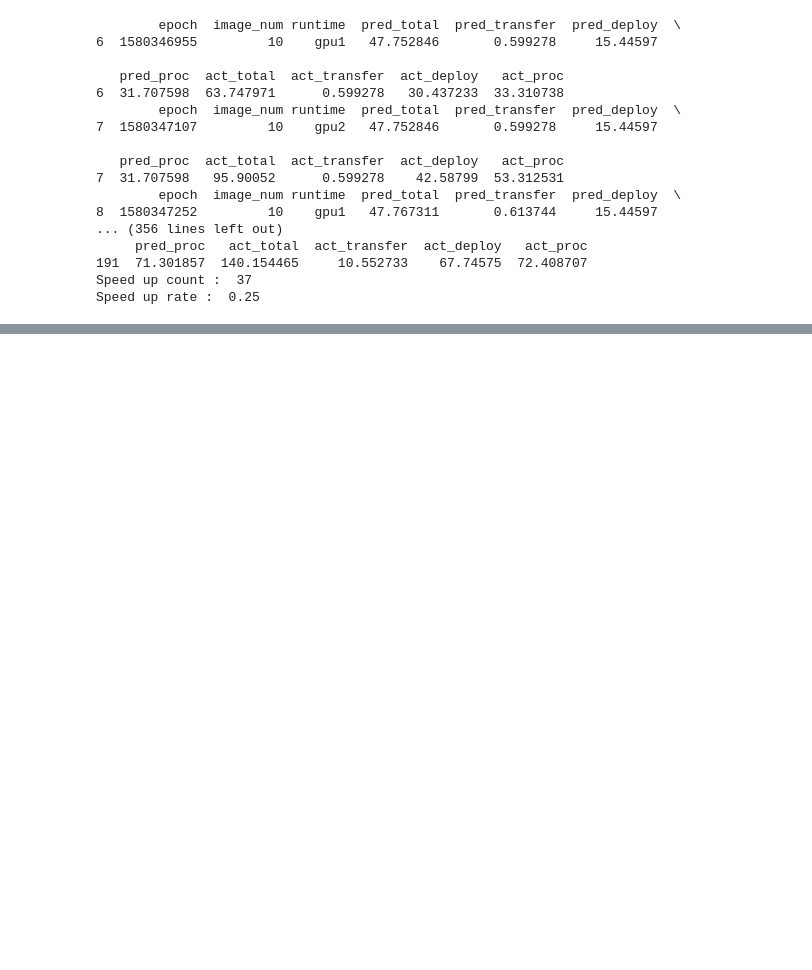
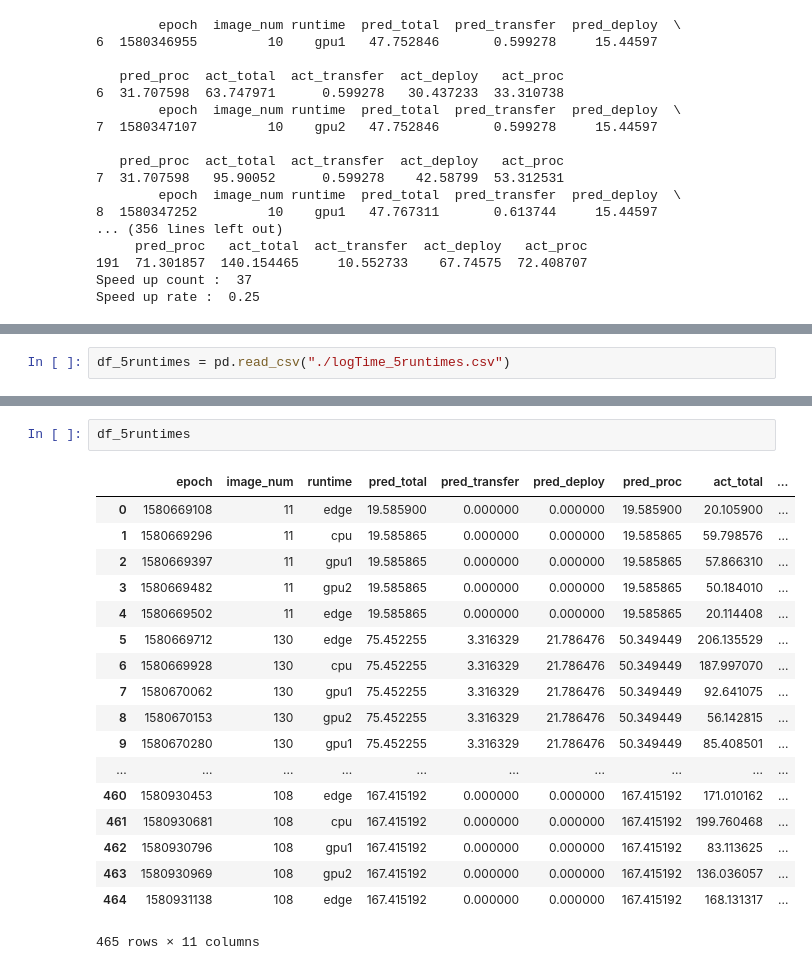
Before and after one commit to Heronalps/STOIC, a Jupyter notebook: jupyter/Scheduling Analysis.ipynb, the cells around one changed output, grey strips where cells are left out. Drawn from its saved outputs; the diff is of its cells as text; blank space fills up the shorter version.

```diff
--- a/jupyter/Scheduling Analysis.ipynb
+++ b/jupyter/Scheduling Analysis.ipynb
@@ -144,0 +179,2 @@ df_gpu
+# %%
+df_5runtimes = pd.read_csv("./logTime_5runtimes.csv")
@@ -144,0 +218,21 @@ df_gpu
+# %%
+df_5runtimes
+# %% [output]
+|  | epoch | image_num | runtime | pred_total | pred_transfer | pred_deploy | pred_proc | act_total | ... |
+| 0 | 1580669108 | 11 | edge | 19.585900 | 0.000000 | 0.000000 | 19.585900 | 20.105900 | ... |
+| 1 | 1580669296 | 11 | cpu | 19.585865 | 0.000000 | 0.000000 | 19.585865 | 59.798576 | ... |
+| 2 | 1580669397 | 11 | gpu1 | 19.585865 | 0.000000 | 0.000000 | 19.585865 | 57.866310 | ... |
+| 3 | 1580669482 | 11 | gpu2 | 19.585865 | 0.000000 | 0.000000 | 19.585865 | 50.184010 | ... |
+| 4 | 1580669502 | 11 | edge | 19.585865 | 0.000000 | 0.000000 | 19.585865 | 20.114408 | ... |
+| 5 | 1580669712 | 130 | edge | 75.452255 | 3.316329 | 21.786476 | 50.349449 | 206.135529 | ... |
+| 6 | 1580669928 | 130 | cpu | 75.452255 | 3.316329 | 21.786476 | 50.349449 | 187.997070 | ... |
+| 7 | 1580670062 | 130 | gpu1 | 75.452255 | 3.316329 | 21.786476 | 50.349449 | 92.641075 | ... |
+| 8 | 1580670153 | 130 | gpu2 | 75.452255 | 3.316329 | 21.786476 | 50.349449 | 56.142815 | ... |
+| 9 | 1580670280 | 130 | gpu1 | 75.452255 | 3.316329 | 21.786476 | 50.349449 | 85.408501 | ... |
+| ... | ... | ... | ... | ... | ... | ... | ... | ... | ... |
+| 460 | 1580930453 | 108 | edge | 167.415192 | 0.000000 | 0.000000 | 167.415192 | 171.010162 | ... |
+| 461 | 1580930681 | 108 | cpu | 167.415192 | 0.000000 | 0.000000 | 167.415192 | 199.760468 | ... |
+| 462 | 1580930796 | 108 | gpu1 | 167.415192 | 0.000000 | 0.000000 | 167.415192 | 83.113625 | ... |
+| 463 | 1580930969 | 108 | gpu2 | 167.415192 | 0.000000 | 0.000000 | 167.415192 | 136.036057 | ... |
+| 464 | 1580931138 | 108 | edge | 167.415192 | 0.000000 | 0.000000 | 167.415192 | 168.131317 | ... |
+465 rows × 11 columns
```
Also changed, not shown: parts of 15 cells of this notebook, 4 other files.
